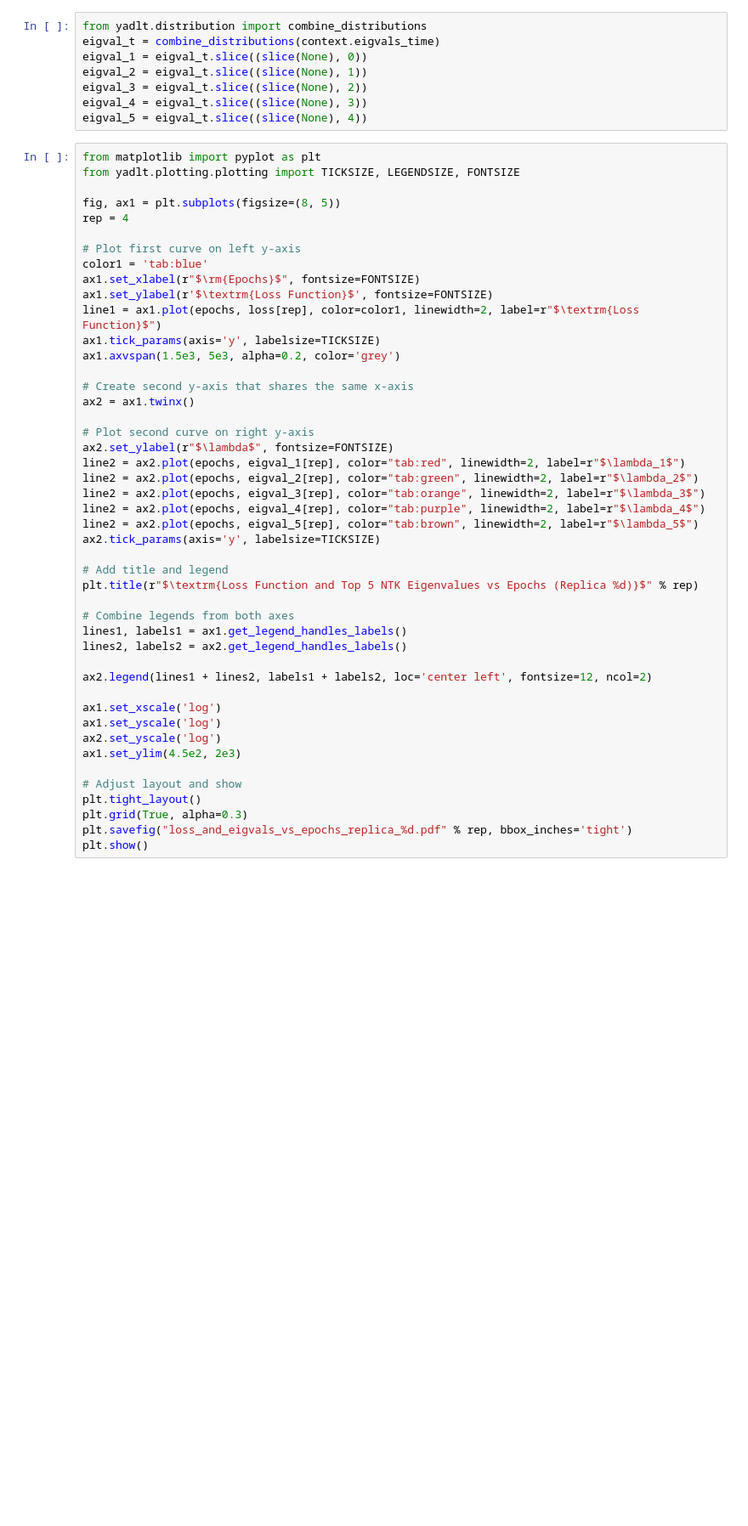
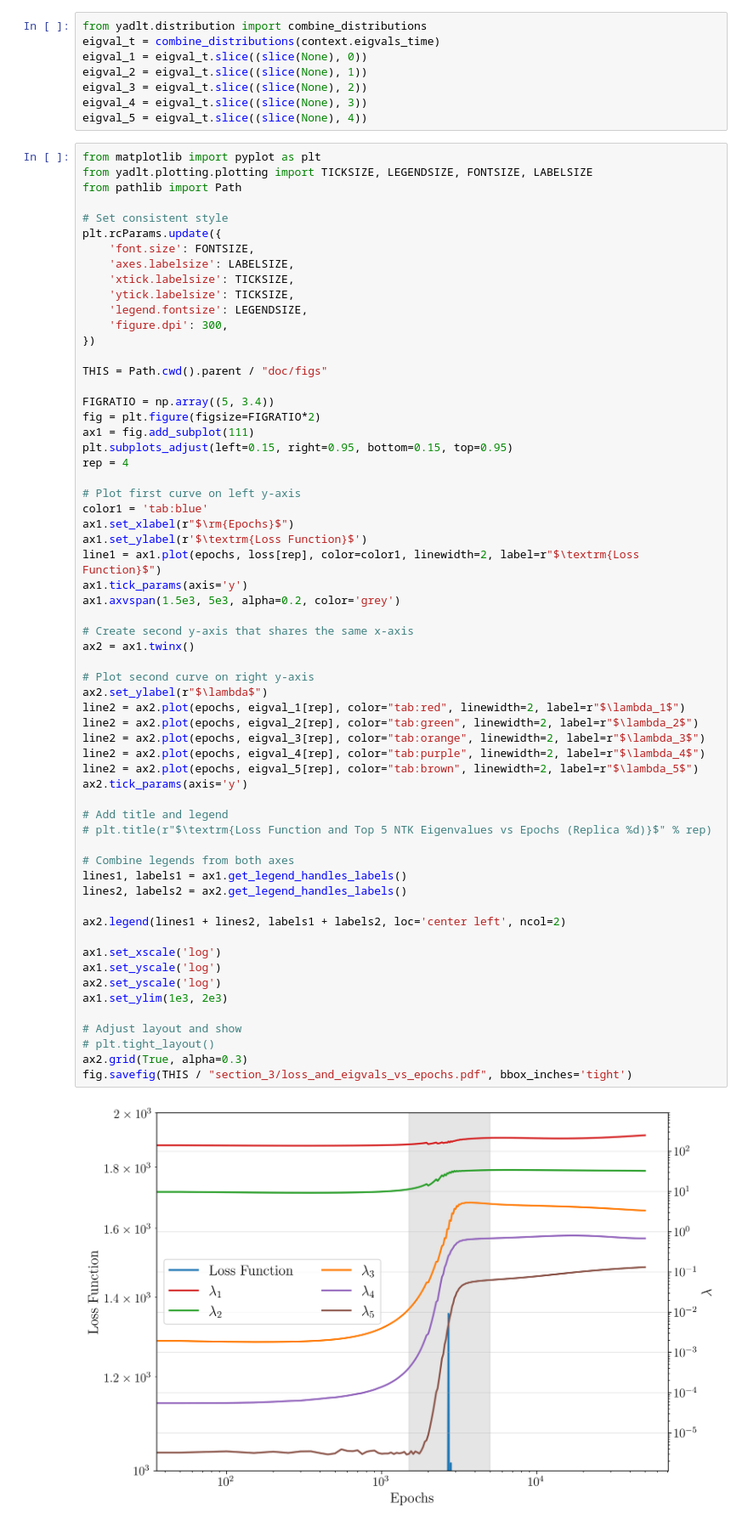
Before and after one commit to achiefa/DeepLearningTheory, a Jupyter notebook: notebooks/loss_variation.ipynb, the cells around one changed output. Shown: that part at 85% size. Saved outputs shown, nothing was run; the diff lists cells and outputs as text; blank space fills up the shorter version.

Commit message:
Update figures

```diff
--- a/notebooks/loss_variation.ipynb
+++ b/notebooks/loss_variation.ipynb
@@ -38,47 +43,64 @@ eigval_4 = eigval_t.slice((slice(None), 3))
 eigval_5 = eigval_t.slice((slice(None), 4))
 # %%
 from matplotlib import pyplot as plt
-from yadlt.plotting.plotting import TICKSIZE, LEGENDSIZE, FONTSIZE
+from yadlt.plotting.plotting import TICKSIZE, LEGENDSIZE, FONTSIZE, LABELSIZE
+from pathlib import Path
 
-fig, ax1 = plt.subplots(figsize=(8, 5))
+# Set consistent style
+plt.rcParams.update({
+    'font.size': FONTSIZE,
+    'axes.labelsize': LABELSIZE,
+    'xtick.labelsize': TICKSIZE,
+    'ytick.labelsize': TICKSIZE,
+    'legend.fontsize': LEGENDSIZE,
+    'figure.dpi': 300,
+})
+
+THIS = Path.cwd().parent / "doc/figs"
+
+FIGRATIO = np.array((5, 3.4))
+fig = plt.figure(figsize=FIGRATIO*2)
+ax1 = fig.add_subplot(111)
+plt.subplots_adjust(left=0.15, right=0.95, bottom=0.15, top=0.95)
 rep = 4
 
 # Plot first curve on left y-axis
 color1 = 'tab:blue'
-ax1.set_xlabel(r"$\rm{Epochs}$", fontsize=FONTSIZE)
-ax1.set_ylabel(r'$\textrm{Loss Function}$', fontsize=FONTSIZE)
+ax1.set_xlabel(r"$\rm{Epochs}$")
+ax1.set_ylabel(r'$\textrm{Loss Function}$')
 line1 = ax1.plot(epochs, loss[rep], color=color1, linewidth=2, label=r"$\textrm{Loss Function}$")
-ax1.tick_params(axis='y', labelsize=TICKSIZE)
+ax1.tick_params(axis='y')
 ax1.axvspan(1.5e3, 5e3, alpha=0.2, color='grey')
 
 # Create second y-axis that shares the same x-axis
 ax2 = ax1.twinx()
 
 # Plot second curve on right y-axis
-ax2.set_ylabel(r"$\lambda$", fontsize=FONTSIZE)
+ax2.set_ylabel(r"$\lambda$")
 line2 = ax2.plot(epochs, eigval_1[rep], color="tab:red", linewidth=2, label=r"$\lambda_1$")
 line2 = ax2.plot(epochs, eigval_2[rep], color="tab:green", linewidth=2, label=r"$\lambda_2$")
 line2 = ax2.plot(epochs, eigval_3[rep], color="tab:orange", linewidth=2, label=r"$\lambda_3$")
 line2 = ax2.plot(epochs, eigval_4[rep], color="tab:purple", linewidth=2, label=r"$\lambda_4$")
 line2 = ax2.plot(epochs, eigval_5[rep], color="tab:brown", linewidth=2, label=r"$\lambda_5$")
-ax2.tick_params(axis='y', labelsize=TICKSIZE)
+ax2.tick_params(axis='y')
 
 # Add title and legend
-plt.title(r"$\textrm{Loss Function and Top 5 NTK Eigenvalues vs Epochs (Replica %d)}$" % rep)
+# plt.title(r"$\textrm{Loss Function and Top 5 NTK Eigenvalues vs Epochs (Replica %d)}$" % rep)
 
 # Combine legends from both axes
 lines1, labels1 = ax1.get_legend_handles_labels()
 lines2, labels2 = ax2.get_legend_handles_labels()
 
-ax2.legend(lines1 + lines2, labels1 + labels2, loc='center left', fontsize=12, ncol=2)
+ax2.legend(lines1 + lines2, labels1 + labels2, loc='center left', ncol=2)
 
 ax1.set_xscale('log')
 ax1.set_yscale('log')
 ax2.set_yscale('log')
-ax1.set_ylim(4.5e2, 2e3)
+ax1.set_ylim(1e3, 2e3)
 
 # Adjust layout and show
-plt.tight_layout()
-plt.grid(True, alpha=0.3)
-plt.savefig("loss_and_eigvals_vs_epochs_replica_%d.pdf" % rep, bbox_inches='tight')
-plt.show()
+# plt.tight_layout()
+ax2.grid(True, alpha=0.3)
+fig.savefig(THIS / "section_3/loss_and_eigvals_vs_epochs.pdf", bbox_inches='tight')
+# %% [output]
+[figure, added]
```
Also changed, not shown: parts of 1 cell of this notebook, 14 other files.
